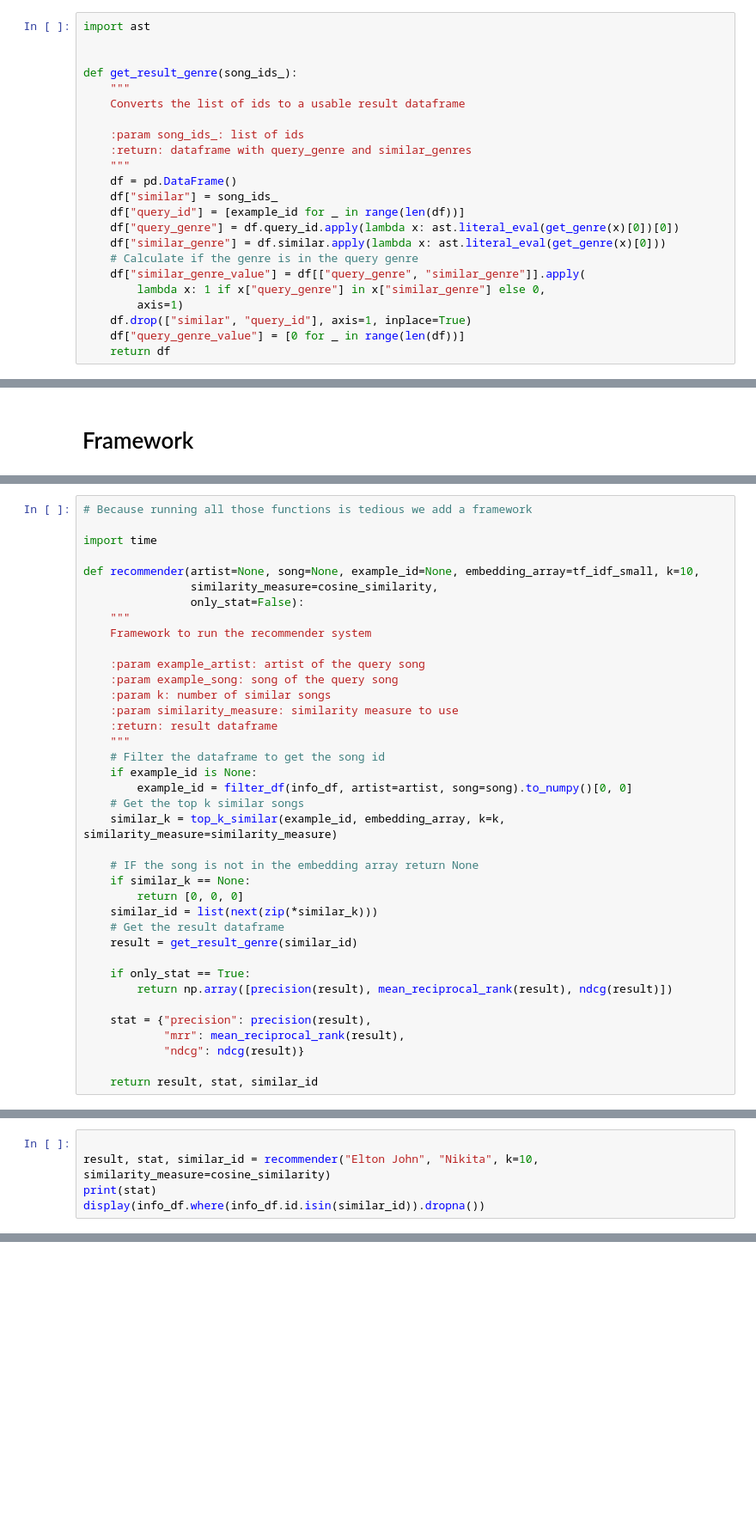
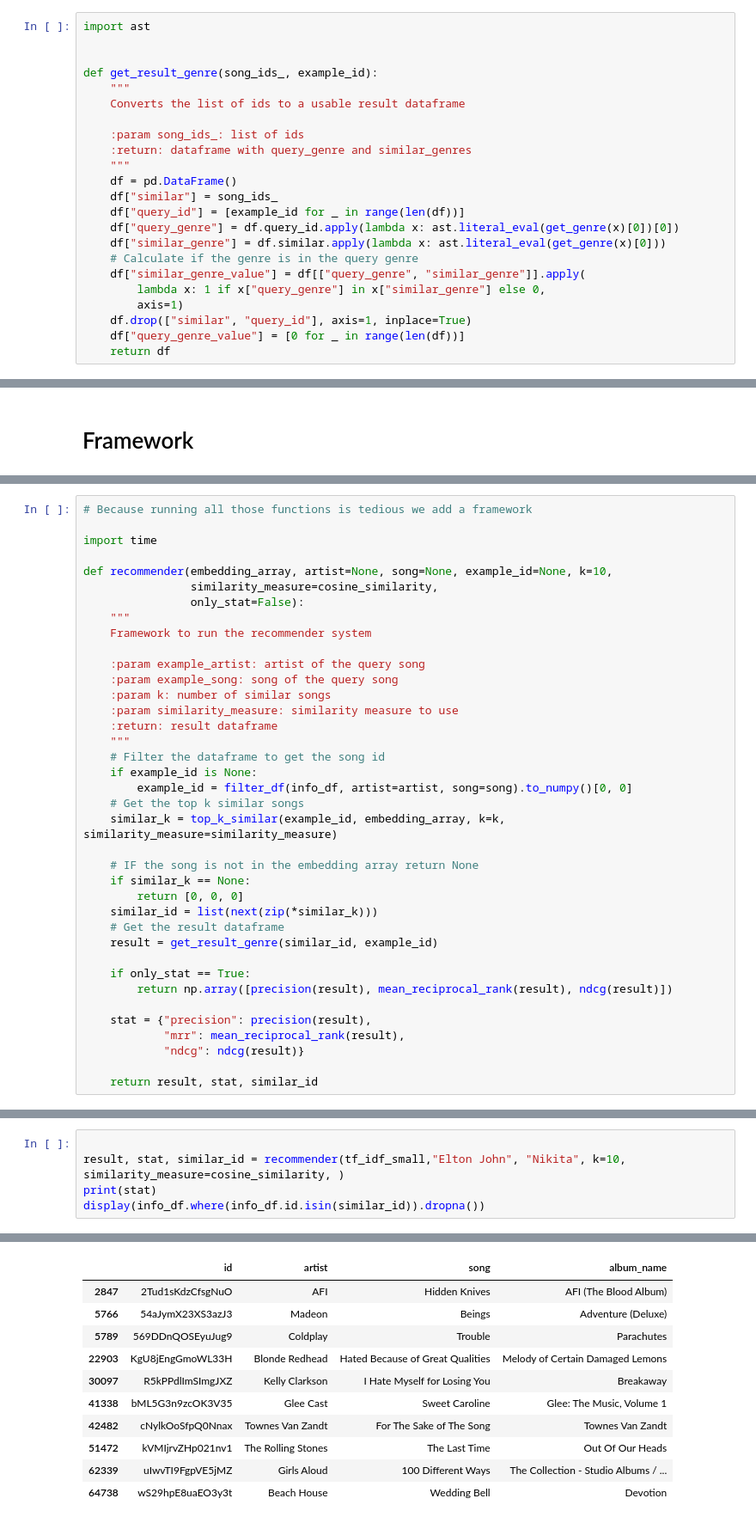
Before and after one commit to MMSR-Group-E/RecommenderSystembasedonLyrics, a Jupyter notebook: Task 2.ipynb, the cells around one changed output, grey strips where cells are left out. Shown at 86% size. Saved outputs shown, nothing was run; the diff lists cells and outputs as text; blank space fills up the shorter version.

Commit message:
Added resuls

```diff
--- a/Task 2.ipynb
+++ b/Task 2.ipynb
@@ -178,7 +165,7 @@ def get_genre(song_id_):
 import ast
 
 
-def get_result_genre(song_ids_):
+def get_result_genre(song_ids_, example_id):
     """
     Converts the list of ids to a usable result dataframe
 
@@ -276,7 +281,7 @@ def ndcg(result_df, relevant_col="similar_genre_value"):
 
 import time
 
-def recommender(artist=None, song=None, example_id=None, embedding_array=tf_idf_small, k=10,
+def recommender(embedding_array, artist=None, song=None, example_id=None, k=10,
                 similarity_measure=cosine_similarity,
                 only_stat=False):
     """
@@ -299,7 +304,7 @@ def recommender(artist=None, song=None, example_id=None, embedding_array=tf_idf_
         return [0, 0, 0]
     similar_id = list(next(zip(*similar_k)))
     # Get the result dataframe
-    result = get_result_genre(similar_id)
+    result = get_result_genre(similar_id, example_id)
 
     if only_stat == True:
         return np.array([precision(result), mean_reciprocal_rank(result), ndcg(result)])
@@ -312,5 +352,6 @@ def recommender(artist=None, song=None, example_id=None, embedding_array=tf_idf_
 # %%
 
-result, stat, similar_id = recommender("Elton John", "Nikita", k=10, similarity_measure=cosine_similarity)
+result, stat, similar_id = recommender(tf_idf_small,"Elton John", "Nikita", k=10, similarity_measure=cosine_similarity, )
 print(stat)
 display(info_df.where(info_df.id.isin(similar_id)).dropna())
+# %% [output]
@@ -316,0 +359,11 @@ display(info_df.where(info_df.id.isin(similar_id)).dropna())
+|  | id | artist | song | album_name |
+| 2847 | 2Tud1sKdzCfsgNuO | AFI | Hidden Knives | AFI (The Blood Album) |
+| 5766 | 54aJymX23XS3azJ3 | Madeon | Beings | Adventure (Deluxe) |
+| 5789 | 569DDnQOSEyuJug9 | Coldplay | Trouble | Parachutes |
+| 22903 | KgU8jEngGmoWL33H | Blonde Redhead | Hated Because of Great Qualities | Melody of Certain Damaged Lemons |
+| 30097 | R5kPPdlImSImgJXZ | Kelly Clarkson | I Hate Myself for Losing You | Breakaway |
+| 41338 | bML5G3n9zcOK3V35 | Glee Cast | Sweet Caroline | Glee: The Music, Volume 1 |
+| 42482 | cNylkOoSfpQ0Nnax | Townes Van Zandt | For The Sake of The Song | Townes Van Zandt |
+| 51472 | kVMIjrvZHp021nv1 | The Rolling Stones | The Last Time | Out Of Our Heads |
+| 62339 | uIwvTI9FgpVE5jMZ | Girls Aloud | 100 Different Ways | The Collection - Studio Albums / ... |
+| 64738 | wS29hpE8uaEO3y3t | Beach House | Wedding Bell | Devotion |
```
Also changed, not shown: parts of 20 cells of this notebook.
